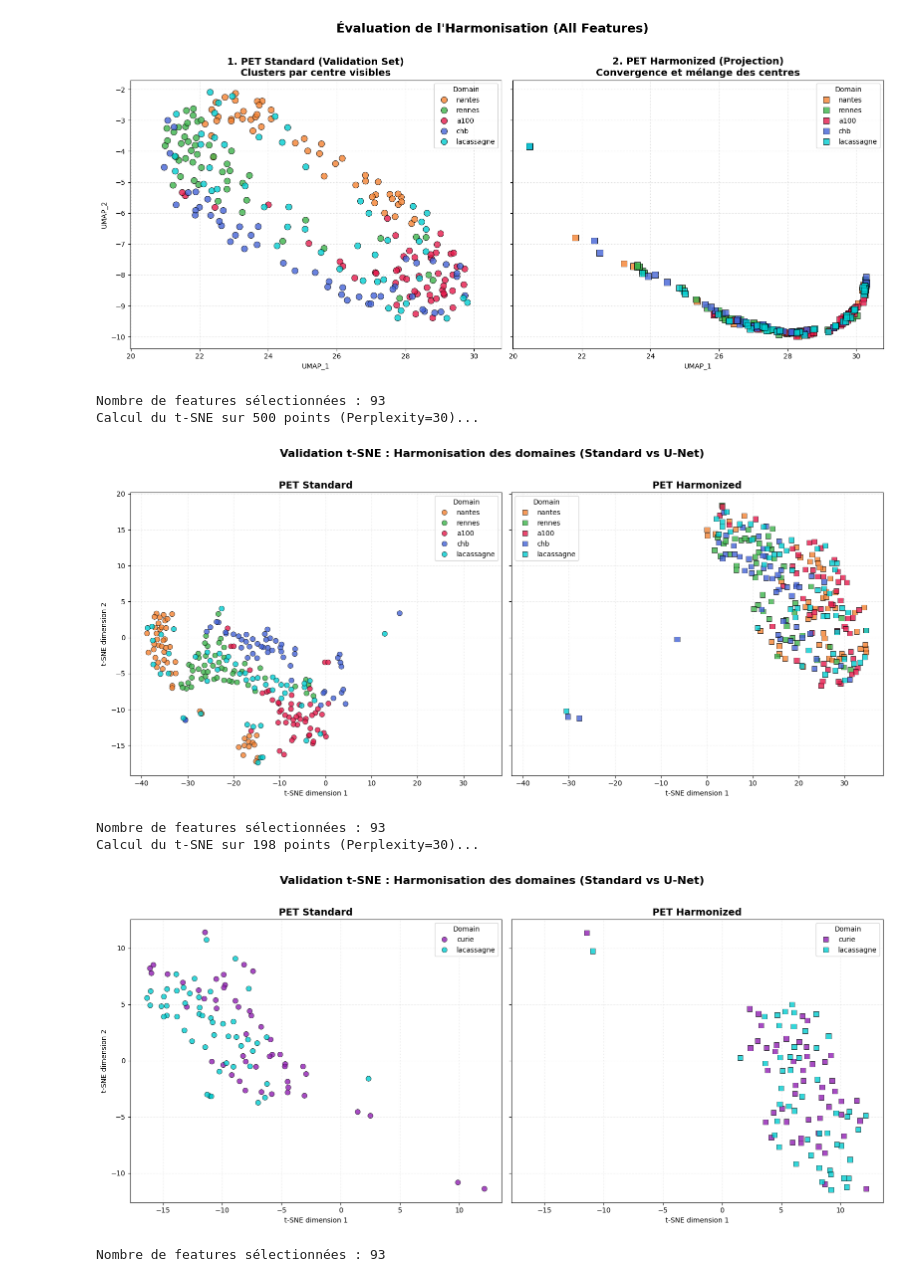
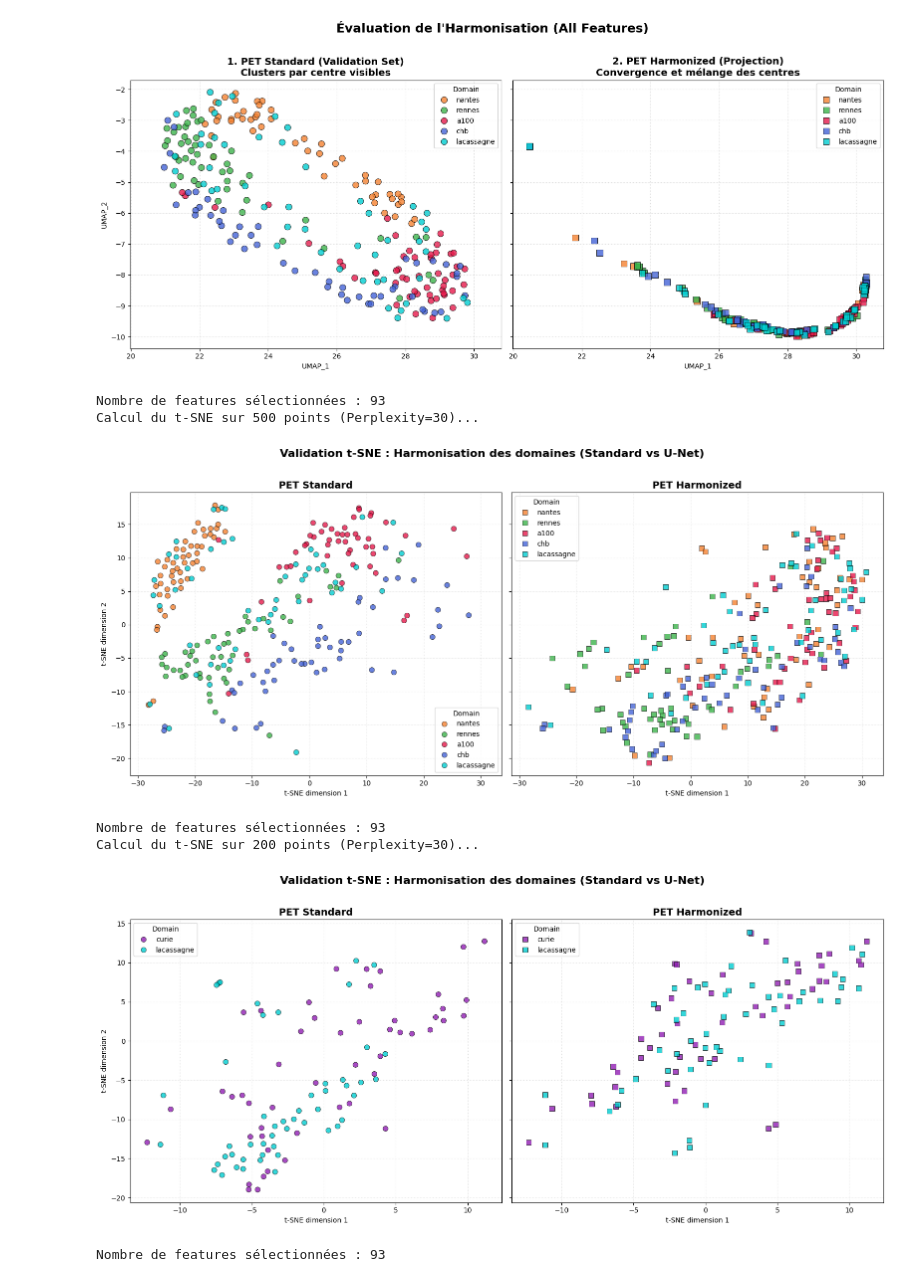
Before and after one commit to Arksyd96/federated-pet-harmonization, a Jupyter notebook: notebooks/evaluate_harmonization_radiomics.ipynb, the cells around one changed output. Cells and saved outputs as stored; diff of their text form; code cells hidden in the pictures.

```diff
--- a/notebooks/evaluate_harmonization_radiomics.ipynb
+++ b/notebooks/evaluate_harmonization_radiomics.ipynb
@@ -89,7 +89,9 @@ import numpy as np
 # ==========================================
 df_std = master_df[master_df['Modality'] == 'pet'].copy()
 # df_harm = master_df[master_df['Modality'] == 'harmonized-pet-vae'].copy()
-df_harm = master_df[master_df['Modality'] == 'harmonized-pet-vae-dual'].copy()
+# df_harm = master_df[master_df['Modality'] == 'harmonized-pet-vae-dual'].copy()
+df_harm = master_df[master_df['Modality'] == 'harmonized-pet-vae-3d-sandbox'].copy()
+
 
 # Regroupement de earl1 et earl2 sous une seule bannière 'earl'
 df_earl = master_df[master_df['Modality'].isin(['earl1', 'earl2'])].copy()
@@ -587,34 +589,34 @@ Nombre de features sélectionnées : 93
 [figure]
 # %%
 N = 50
-target = 'harmonized-pet-vae-dual'
+target = 'harmonized-pet-vae-3d-sandbox'
 
 voi_master_df = master_df[
     (master_df['VOI'] == 'liver') &
     (master_df['Domain'].isin(['nantes', 'lacassagne', 'a100', 'rennes', 'chb'])) &
     (master_df['Modality'].isin(['pet', target]))
 ]
 
 df_harm_only = voi_master_df[voi_master_df['Modality'] == target]
 patients_gardes = df_harm_only.drop_duplicates('Subject_ID').groupby('Domain').head(N)['Subject_ID']
 
 voi_master_df = voi_master_df[voi_master_df['Subject_ID'].isin(patients_gardes)]
 
 df_std = voi_master_df[voi_master_df['Modality'] == 'pet'].copy()
 df_harm = voi_master_df[voi_master_df['Modality'] == target].copy()
 
 features = df_top['Feature'].tolist()
 selected_features = df_top[df_top['Feature'].isin(features)].copy()
 print(f"Nombre de features sélectionnées : {len(features)}")
 
 display_tsne(df_std, df_harm, selected_features)
 # %% [output]
 Nombre de features sélectionnées : 93
 Calcul du t-SNE sur 500 points (Perplexity=30)...
-[figure, old version]
+[figure, new version]
 # %%
 N = 50
-target = 'harmonized-pet-vae-dual'
+target = 'harmonized-pet-vae-3d-sandbox'
 
 voi_master_df = master_df[
     (master_df['VOI'] == 'liver') &
@@ -637,8 +639,8 @@ print(f"Nombre de features sélectionnées : {len(features)}")
 display_tsne(df_std, df_harm, selected_features)
 # %% [output]
 Nombre de features sélectionnées : 93
-Calcul du t-SNE sur 198 points (Perplexity=30)...
+Calcul du t-SNE sur 200 points (Perplexity=30)...
-[figure, old version]
+[figure, new version]
 # %%
 features = df_top['Feature'].tolist()
 
```
Also changed, not shown: parts of 5 cells of this notebook, 2 other files.
